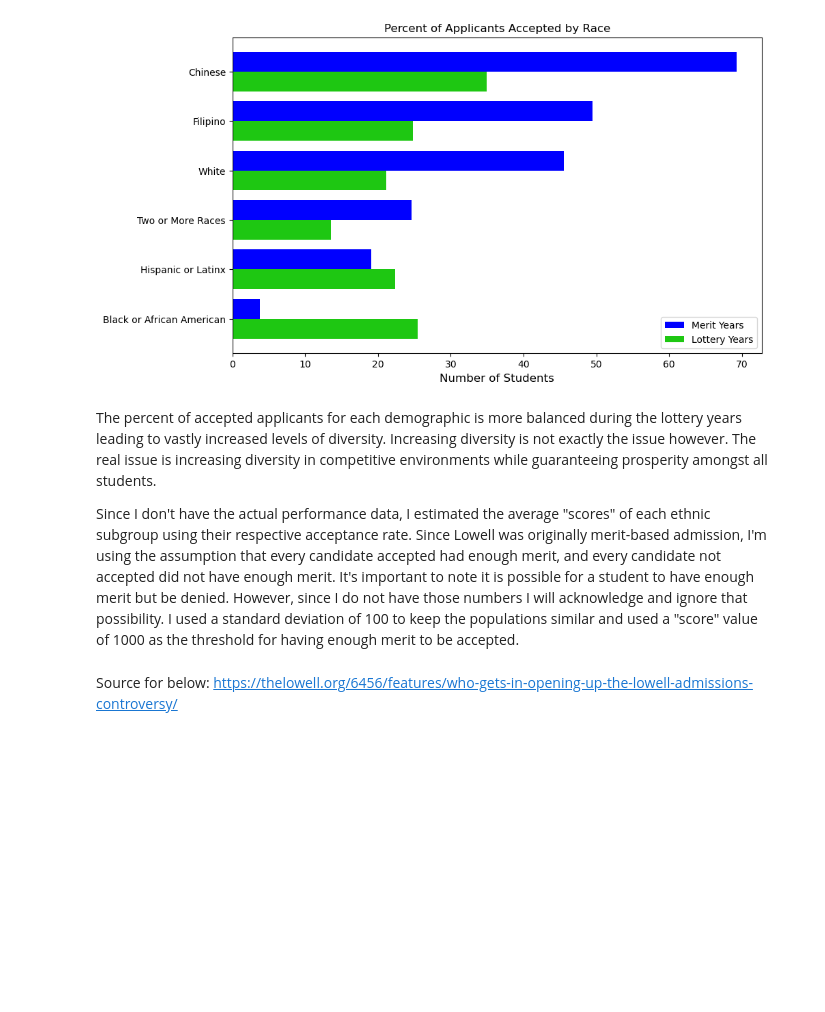
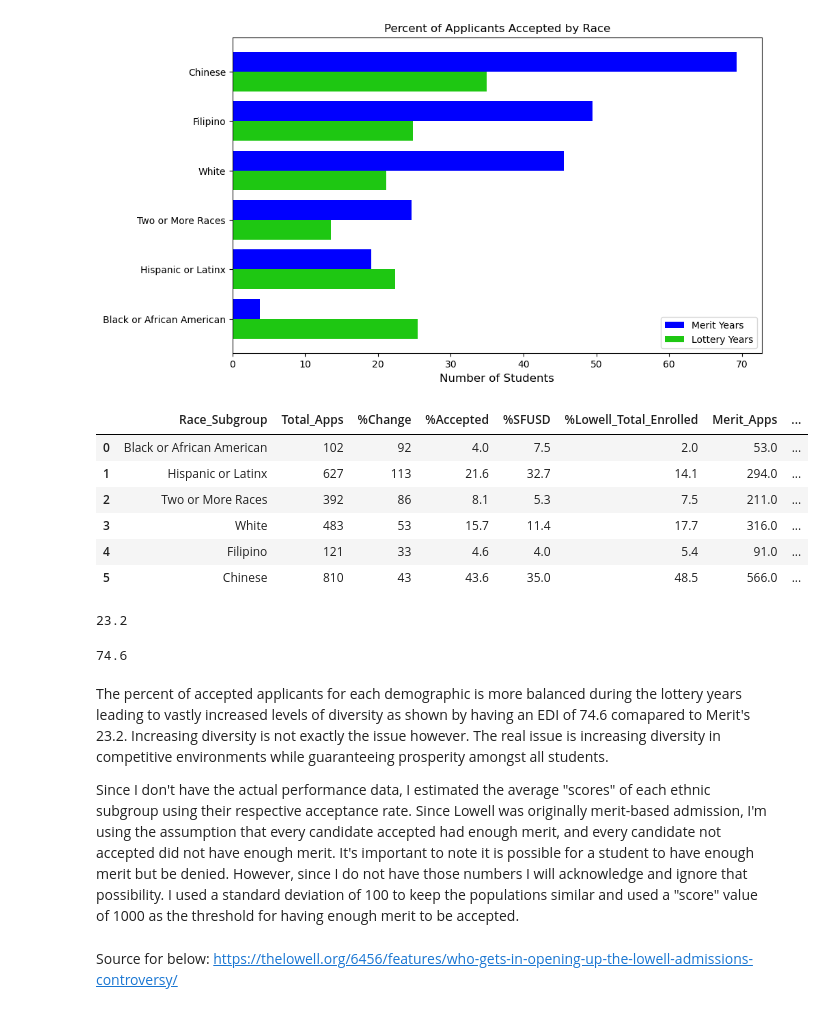
Before and after one commit to AlexBradshaw5/AffirmativeActionSimulation, a Jupyter notebook: AffAct.ipynb, the cells around one changed output. Saved outputs shown, nothing was run; the diff lists cells and outputs as text; code cells hidden in the pictures; blank space fills up the shorter version.

```diff
--- a/AffAct.ipynb
+++ b/AffAct.ipynb
@@ -135,8 +145,26 @@ plt.legend()
 plt.show()
 # %% [output]
 [figure]
+# %%
+merit_sorted
+# %% [output]
+|  | Race_Subgroup | Total_Apps | %Change | %Accepted | %SFUSD | %Lowell_Total_Enrolled | Merit_Apps | ... |
+| 0 | Black or African American | 102 | 92 | 4.0 | 7.5 | 2.0 | 53.0 | ... |
+| 1 | Hispanic or Latinx | 627 | 113 | 21.6 | 32.7 | 14.1 | 294.0 | ... |
+| 2 | Two or More Races | 392 | 86 | 8.1 | 5.3 | 7.5 | 211.0 | ... |
+| 3 | White | 483 | 53 | 15.7 | 11.4 | 17.7 | 316.0 | ... |
+| 4 | Filipino | 121 | 33 | 4.6 | 4.0 | 5.4 | 91.0 | ... |
+| 5 | Chinese | 810 | 43 | 43.6 | 35.0 | 48.5 | 566.0 | ... |
+# %%
+calculate_EDI(merit_sorted['%Accepted_Merit']/100, percentage=True)
+# %% [output]
+23.2
+# %%
+calculate_EDI(merit_sorted['%Accepted_Lotto']/100, percentage=True)
+# %% [output]
+74.6
 # %% [markdown]
-The percent of accepted applicants for each demographic is more balanced during the lottery years leading to vastly increased levels of diversity. Increasing diversity is not exactly the issue however. The real issue is increasing diversity in competitive environments while guaranteeing prosperity amongst all students.
+The percent of accepted applicants for each demographic is more balanced during the lottery years leading to vastly increased levels of diversity as shown by having an EDI of 74.6 comapared to Merit's 23.2. Increasing diversity is not exactly the issue however. The real issue is increasing diversity in competitive environments while guaranteeing prosperity amongst all students.
 
 Since I don't have the actual performance data, I estimated the average "scores" of each ethnic subgroup using their respective acceptance rate. Since Lowell was originally merit-based admission, I'm using the assumption that every candidate accepted had enough merit, and every candidate not accepted did not have enough merit. It's important to note it is possible for a student to have enough merit but be denied. However, since I do not have those numbers I will acknowledge and ignore that possibility. I used a standard deviation of 100 to keep the populations similar and used a "score" value of 1000 as the threshold for having enough merit to be accepted.
 # %% [markdown]
```
Also changed, not shown: parts of 10 cells of this notebook.
